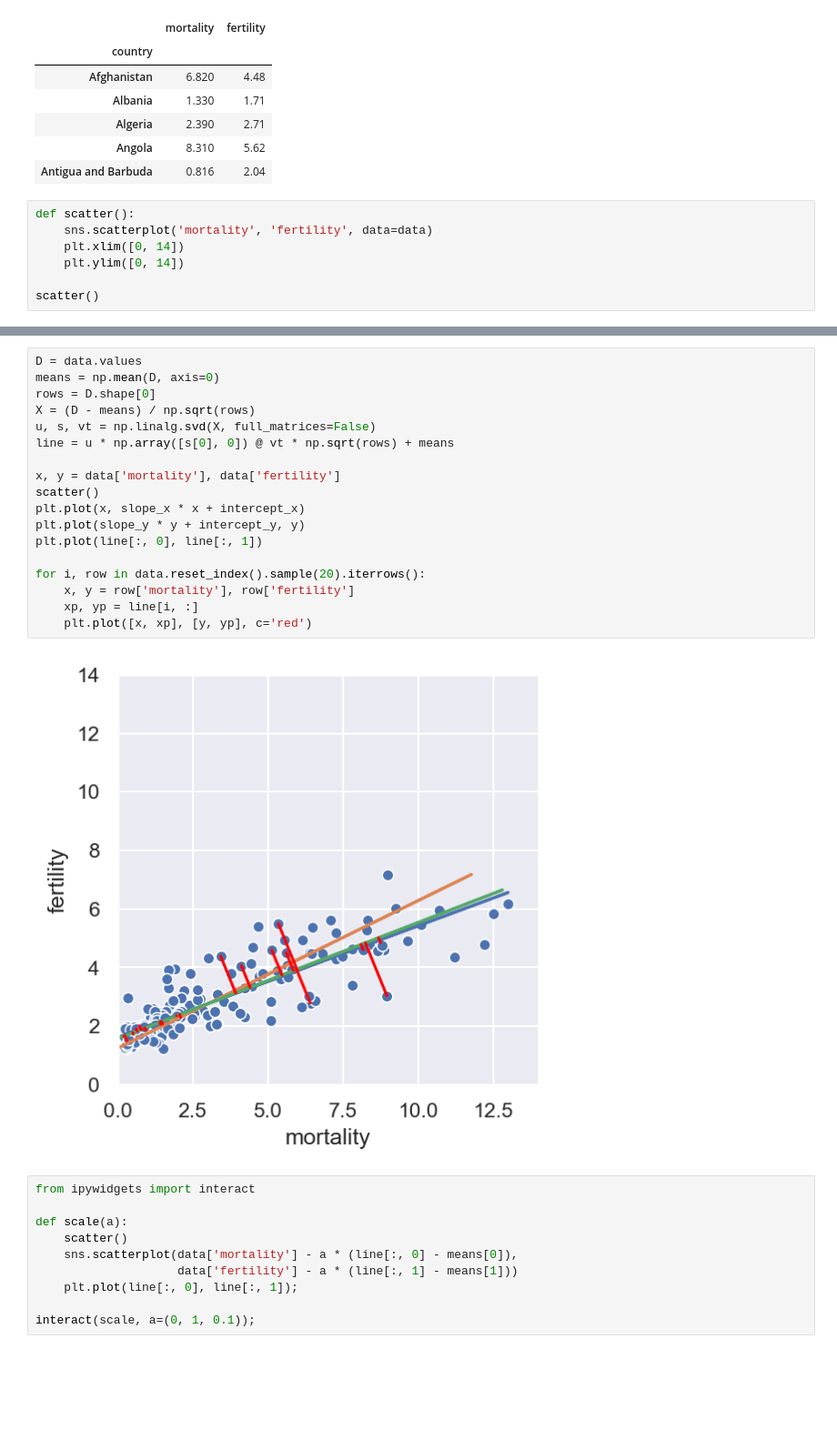
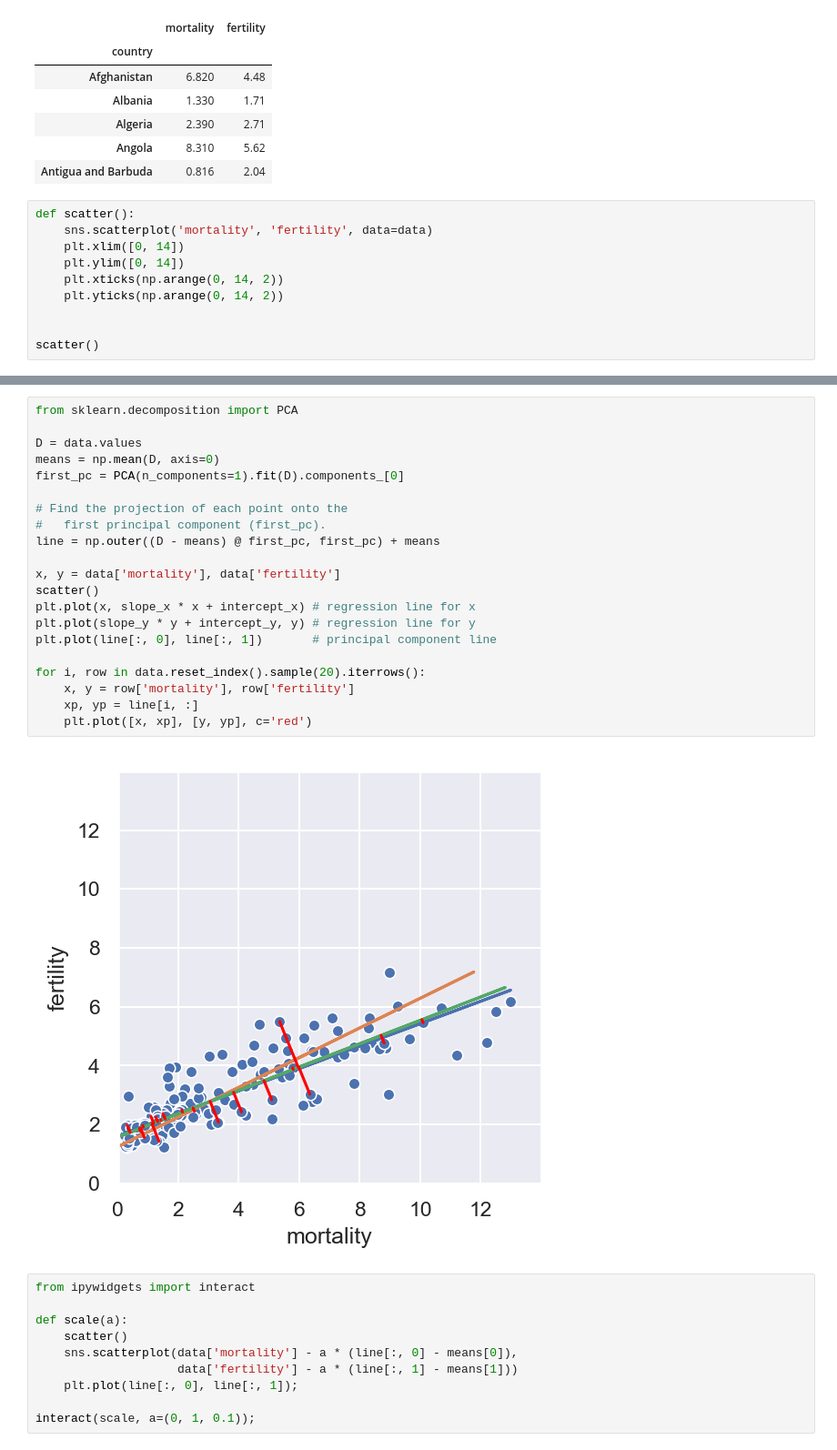
Before and after one commit to zhugeyicixin/DataSci200, a Jupyter notebook: lectures/lec09/principal component analysis.ipynb, the cells around one changed output, grey strips where cells are left out. Shown: that part at 91% size. Drawn from its saved outputs; the diff is of its cells as text; blank space fills up the shorter version.

```diff
--- a/lectures/lec09/principal component analysis.ipynb
+++ b/lectures/lec09/principal component analysis.ipynb
@@ -38,6 +33,9 @@ def scatter():
     sns.scatterplot('mortality', 'fertility', data=data)
     plt.xlim([0, 14])
     plt.ylim([0, 14])
+    plt.xticks(np.arange(0, 14, 2))
+    plt.yticks(np.arange(0, 14, 2))
+
 
 scatter()
 # %% [output]
@@ -68,23 +66,26 @@ for _, row in data.sample(20).iterrows():
 # %%
+from sklearn.decomposition import PCA
+
 D = data.values
 means = np.mean(D, axis=0)
-rows = D.shape[0]
-X = (D - means) / np.sqrt(rows)
-u, s, vt = np.linalg.svd(X, full_matrices=False)
-line = u * np.array([s[0], 0]) @ vt * np.sqrt(rows) + means
+first_pc = PCA(n_components=1).fit(D).components_[0]
+
+# Find the projection of each point onto the
+#   first principal component (first_pc).
+line = np.outer((D - means) @ first_pc, first_pc) + means
 
 x, y = data['mortality'], data['fertility']
 scatter()
-plt.plot(x, slope_x * x + intercept_x)
-plt.plot(slope_y * y + intercept_y, y)
-plt.plot(line[:, 0], line[:, 1])
+plt.plot(x, slope_x * x + intercept_x) # regression line for x
+plt.plot(slope_y * y + intercept_y, y) # regression line for y
+plt.plot(line[:, 0], line[:, 1])       # principal component line
 
 for i, row in data.reset_index().sample(20).iterrows():
     x, y = row['mortality'], row['fertility']
     xp, yp = line[i, :]
     plt.plot([x, xp], [y, yp], c='red')
 # %% [output]
-[figure, old version]
+[figure, new version]
 # %%
 from ipywidgets import interact
 
```
Also changed, not shown: parts of 4 cells of this notebook, 5 other files.
